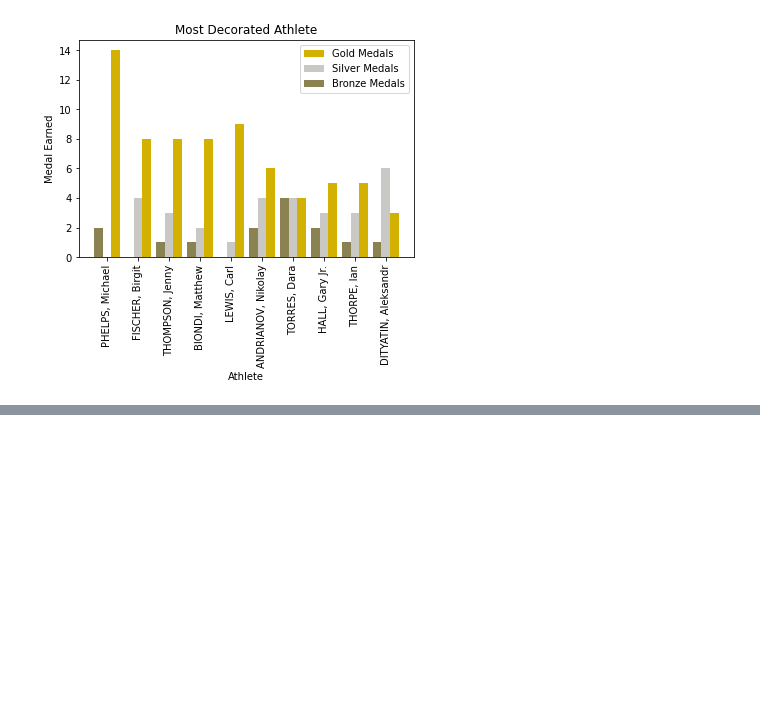
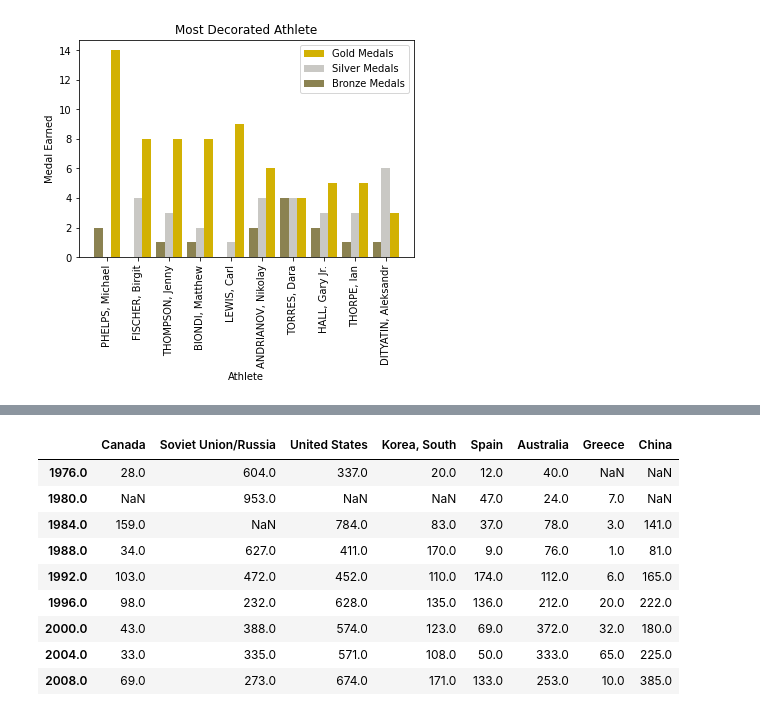
Before and after one commit to rbvancleave/project_1_olympicmedals, a Jupyter notebook: Summer-Olympics-Main.ipynb, the cells around one changed output, grey strips where cells are left out. Saved outputs shown, nothing was run; the diff lists cells and outputs as text; code cells hidden in the pictures; blank space fills up the shorter version.

```diff
--- a/Summer-Olympics-Main.ipynb
+++ b/Summer-Olympics-Main.ipynb
@@ -1109,3 +1096,7 @@ plt.legend()
 plt.savefig("images/MostDeco_medal.png", bbox_inches="tight")
 # %% [output]
 [figure]
+# %%
+#load in csv
+olympics_data = pd.read_csv("Summer-Olympic-medals-1976-to-2008.csv", encoding="latin-1")
+olympics_data.head()
@@ -1111,0 +1114,6 @@ plt.savefig("images/MostDeco_medal.png", bbox_inches="tight")
+# %%
+# Load in Host Country CSV, merge with Olympics Data Frame
+host_country_df = pd.read_csv('resources/Host_Countries.csv')
+host_country_df = host_country_df[['Year','Country']]
+host_country_df.rename(columns={'Country':'Host Country'},inplace=True)
+olympics_data = olympics_data.merge(host_country_df,on='Year')
@@ -1111,0 +1182,13 @@ plt.savefig("images/MostDeco_medal.png", bbox_inches="tight")
+# %%
+frame
+# %% [output]
+|  | Canada | Soviet Union/Russia | United States | Korea, South | Spain | Australia | Greece | China |
+| 1976.0 | 28.0 | 604.0 | 337.0 | 20.0 | 12.0 | 40.0 | NaN | NaN |
+| 1980.0 | NaN | 953.0 | NaN | NaN | 47.0 | 24.0 | 7.0 | NaN |
+| 1984.0 | 159.0 | NaN | 784.0 | 83.0 | 37.0 | 78.0 | 3.0 | 141.0 |
+| 1988.0 | 34.0 | 627.0 | 411.0 | 170.0 | 9.0 | 76.0 | 1.0 | 81.0 |
+| 1992.0 | 103.0 | 472.0 | 452.0 | 110.0 | 174.0 | 112.0 | 6.0 | 165.0 |
+| 1996.0 | 98.0 | 232.0 | 628.0 | 135.0 | 136.0 | 212.0 | 20.0 | 222.0 |
+| 2000.0 | 43.0 | 388.0 | 574.0 | 123.0 | 69.0 | 372.0 | 32.0 | 180.0 |
+| 2004.0 | 33.0 | 335.0 | 571.0 | 108.0 | 50.0 | 333.0 | 65.0 | 225.0 |
+| 2008.0 | 69.0 | 273.0 | 674.0 | 171.0 | 133.0 | 253.0 | 10.0 | 385.0 |
```
Also changed, not shown: parts of 29 cells of this notebook, 24 other files.
